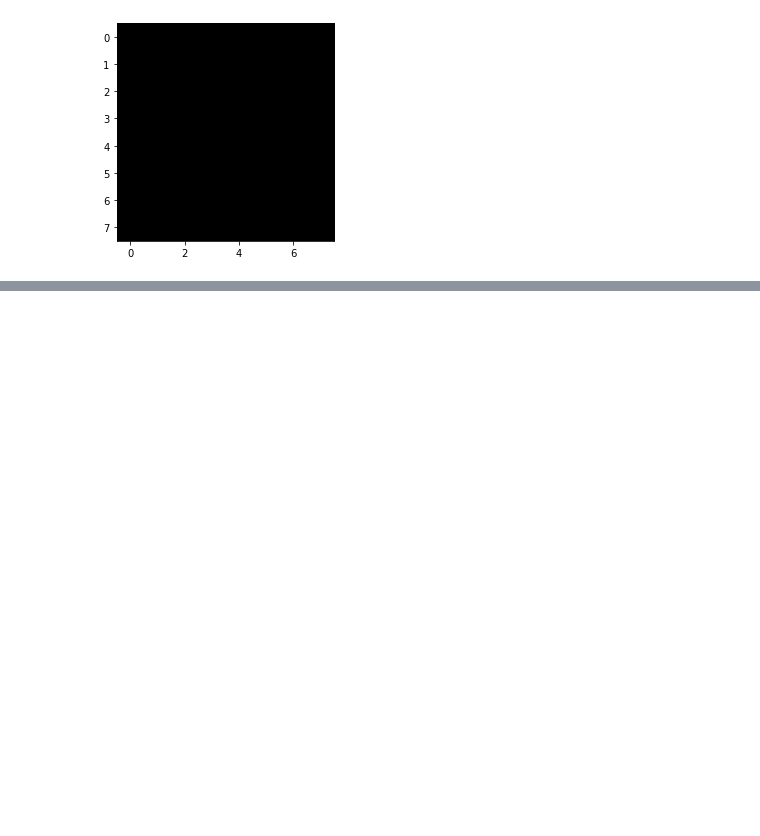
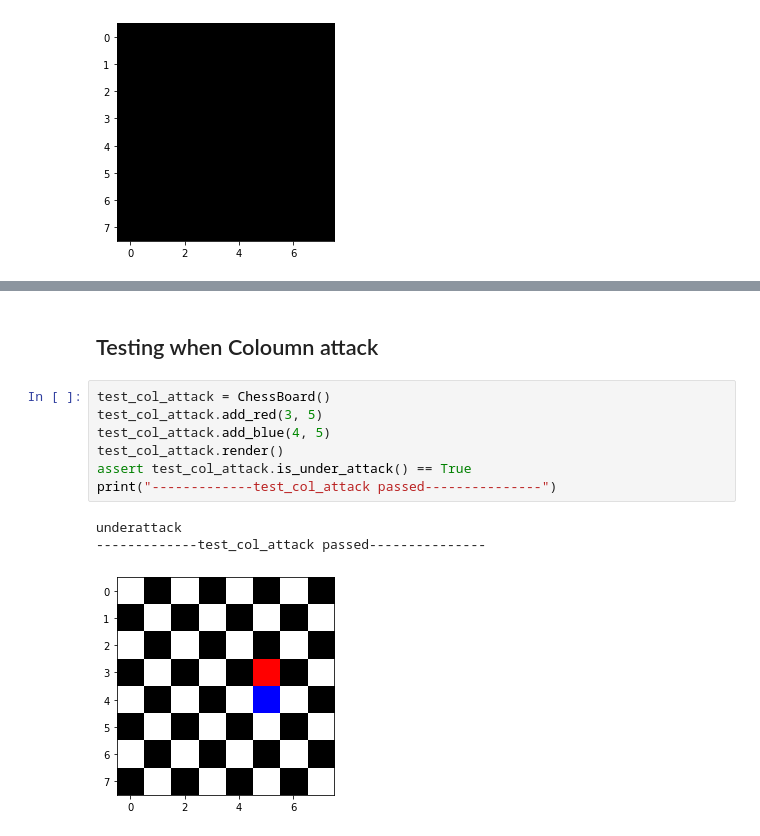
Before and after one commit to Omardyab/chess-board, a Jupyter notebook: chess_board.ipynb, the cells around one changed output, grey strips where cells are left out. Cells and saved outputs as stored; diff of their text form; blank space fills up the shorter version.

```diff
--- a/chess_board.ipynb
+++ b/chess_board.ipynb
@@ -27,0 +79,13 @@ NameError: name 'Chessboard' is not defined
+# %% [markdown]
+## Testing when Coloumn attack
+# %%
+test_col_attack = ChessBoard()
+test_col_attack.add_red(3, 5)
+test_col_attack.add_blue(4, 5)
+test_col_attack.render()
+assert test_col_attack.is_under_attack() == True
+print("-------------test_col_attack passed---------------")
+# %% [output]
+underattack
+-------------test_col_attack passed---------------
+[figure, added]
```
Also changed, not shown: parts of 12 cells of this notebook.
